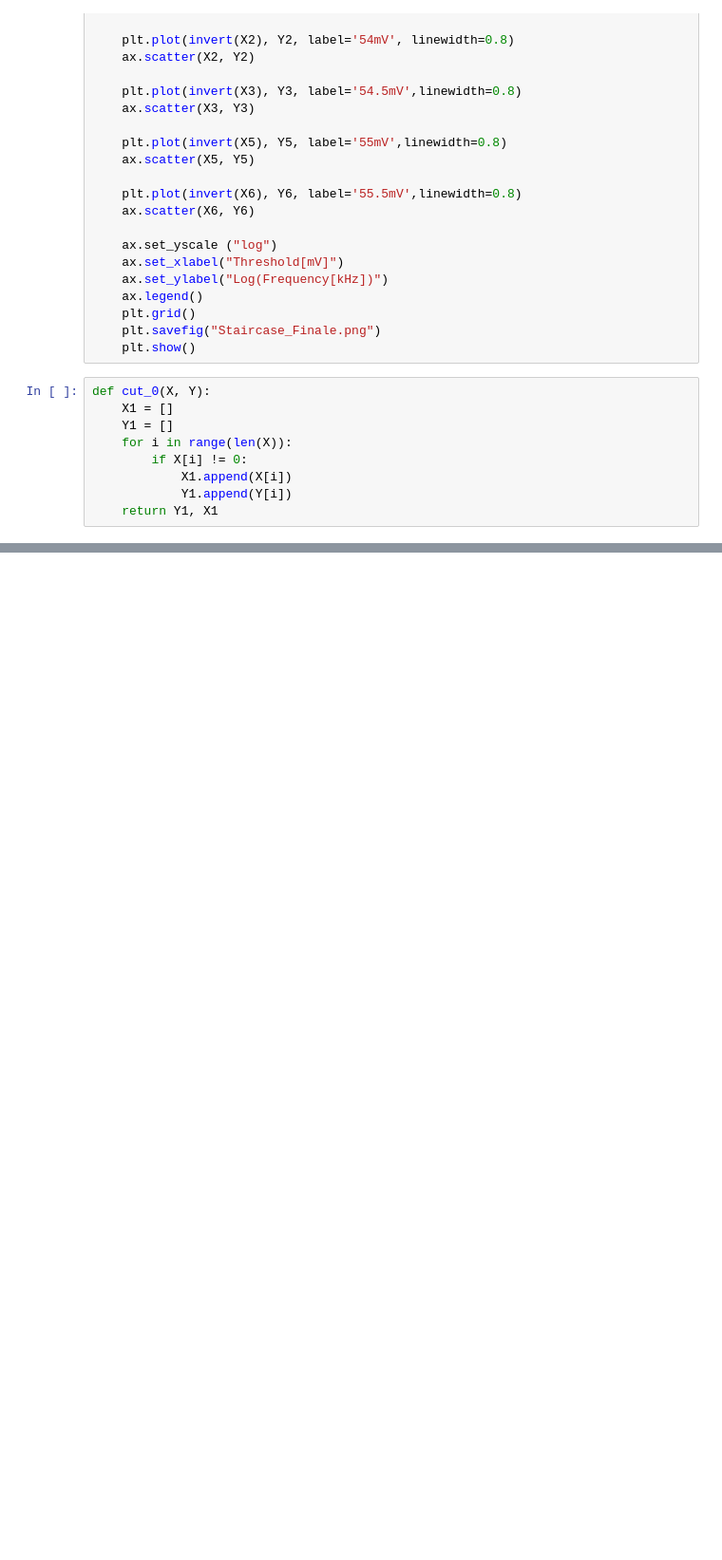
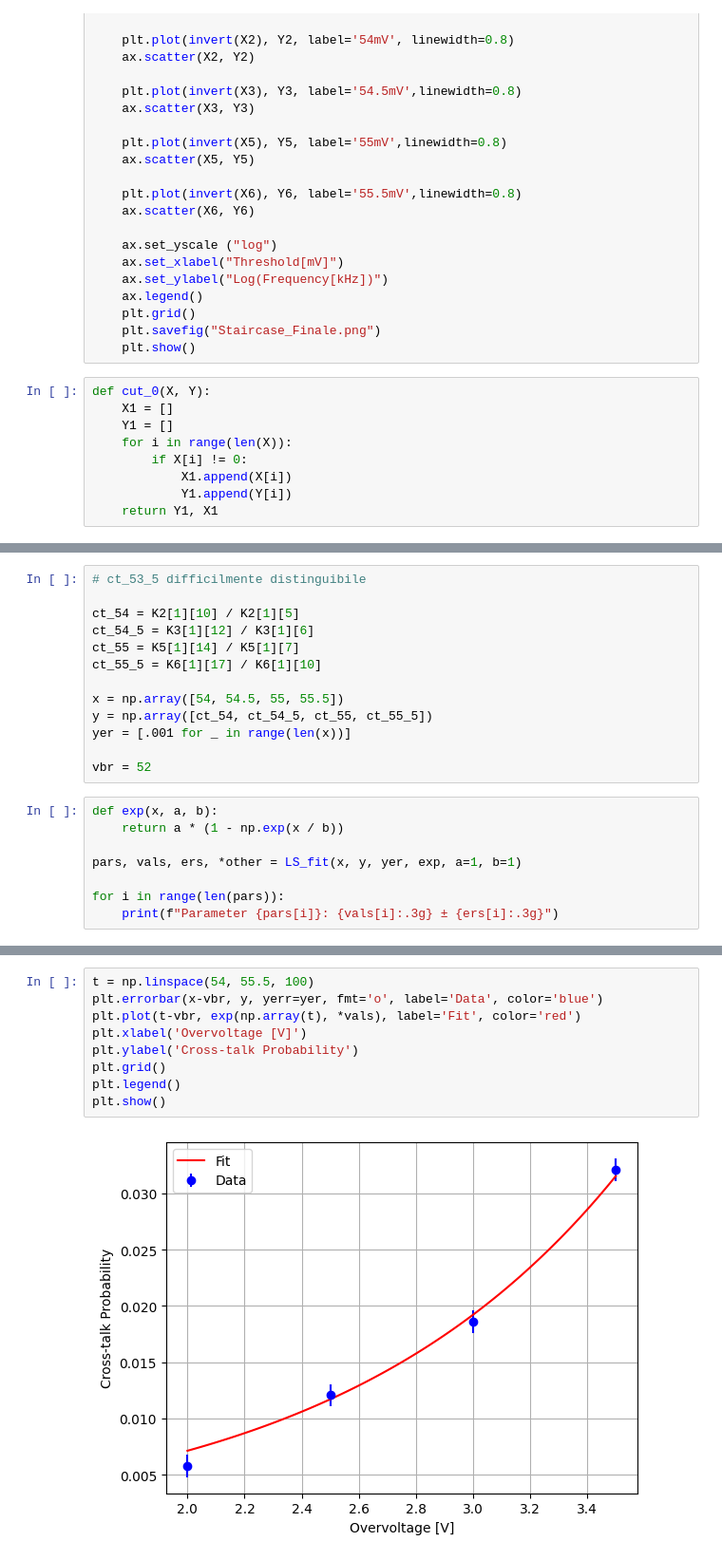
Before and after one commit to Pavar0tty/Laboratorio_SiPM, a Jupyter notebook: Analisi/Parte 1/Analisi Dark_Ladder/Analisi_Staircase.ipynb, the cells around one changed output, grey strips where cells are left out. Shown at 95% size. Drawn from its saved outputs; the diff is of its cells as text; blank space fills up the shorter version.

```diff
--- a/Analisi/Parte 1/Analisi Dark_Ladder/Analisi_Staircase.ipynb
+++ b/Analisi/Parte 1/Analisi Dark_Ladder/Analisi_Staircase.ipynb
@@ -62,0 +73,21 @@ TypeError: bad operand type for unary -: 'list'
+# %%
+# ct_53_5 difficilmente distinguibile
+
+ct_54 = K2[1][10] / K2[1][5]
+ct_54_5 = K3[1][12] / K3[1][6]
+ct_55 = K5[1][14] / K5[1][7]
+ct_55_5 = K6[1][17] / K6[1][10]
+
+x = np.array([54, 54.5, 55, 55.5])
+y = np.array([ct_54, ct_54_5, ct_55, ct_55_5])
+yer = [.001 for _ in range(len(x))]
+
+vbr = 52
+# %%
+def exp(x, a, b):
+    return a * (1 - np.exp(x / b))
+
+pars, vals, ers, *other = LS_fit(x, y, yer, exp, a=1, b=1)
+
+for i in range(len(pars)):
+    print(f"Parameter {pars[i]}: {vals[i]:.3g} ± {ers[i]:.3g}")
@@ -62,0 +109,11 @@ TypeError: bad operand type for unary -: 'list'
+# %%
+t = np.linspace(54, 55.5, 100)
+plt.errorbar(x-vbr, y, yerr=yer, fmt='o', label='Data', color='blue')
+plt.plot(t-vbr, exp(np.array(t), *vals), label='Fit', color='red')
+plt.xlabel('Overvoltage [V]')
+plt.ylabel('Cross-talk Probability')
+plt.grid()
+plt.legend()
+plt.show()
+# %% [output]
+[figure, added]
```
Also changed, not shown: parts of 5 cells of this notebook, 2 other files.
